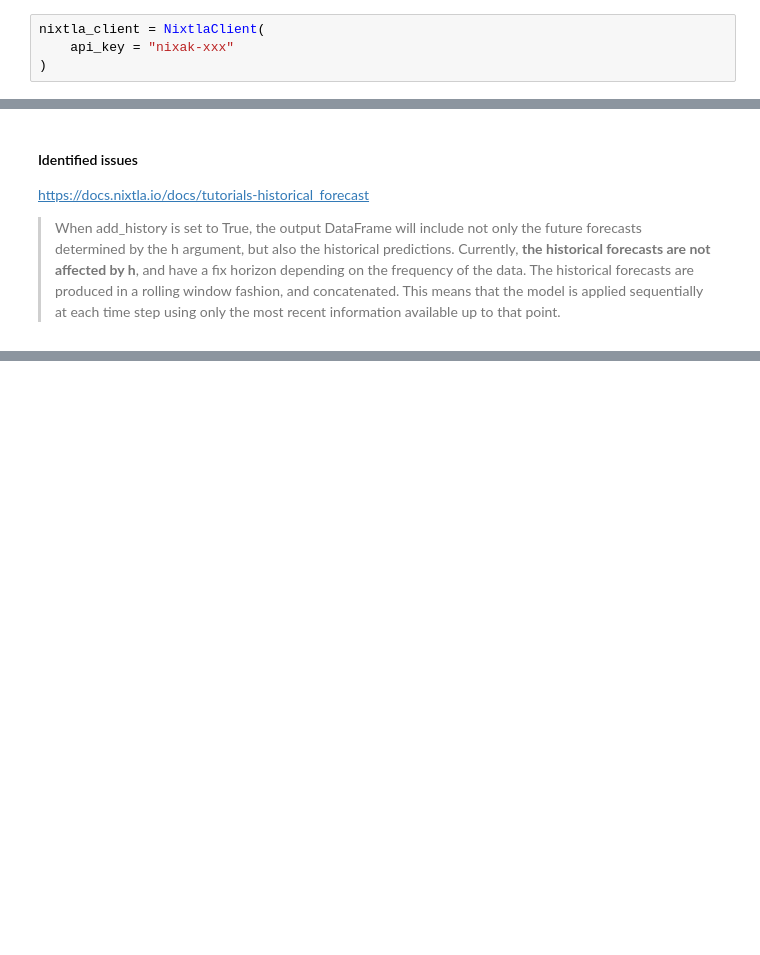
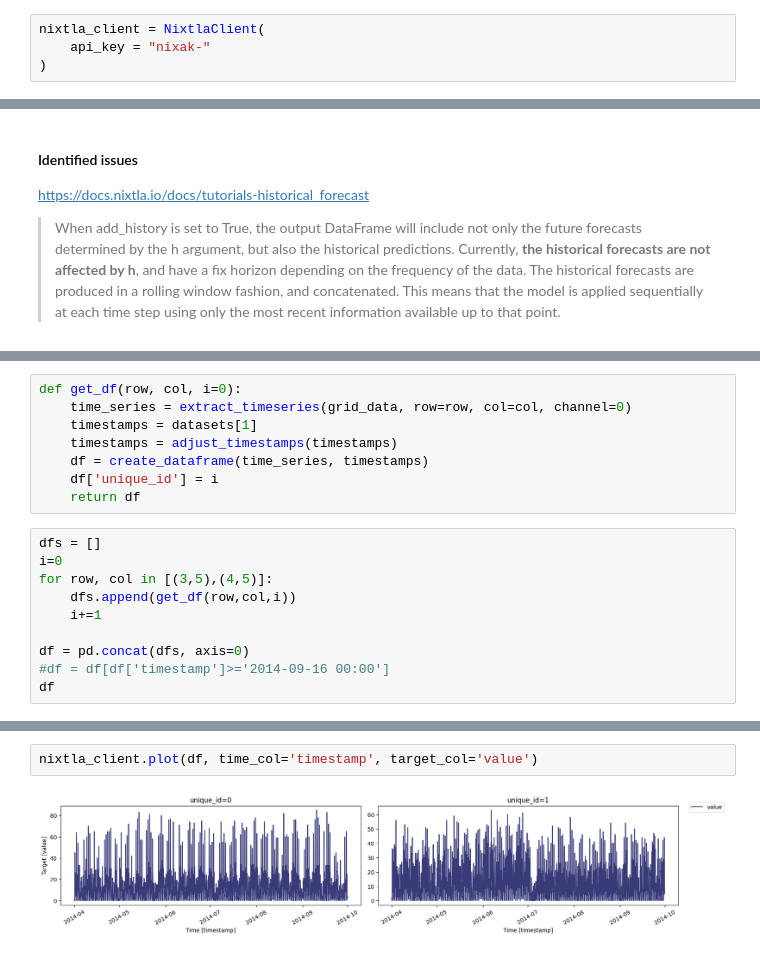
Before and after one commit to anitagraser/ST-ResNet, a Jupyter notebook: experiment.ipynb, the cells around one changed output, grey strips where cells are left out. Drawn from its saved outputs; the diff is of its cells as text; blank space fills up the shorter version.

```diff
--- a/experiment.ipynb
+++ b/experiment.ipynb
@@ -260,7 +264,7 @@ df = df[df['timestamp']>='2014-09-16 00:00']
 from nixtla import NixtlaClient
 # %%
 nixtla_client = NixtlaClient(
-    api_key = "nixak-xxx"
+    api_key = "nixak-"
 )
 # %%
 nixtla_client.validate_api_key()
@@ -487,0 +478,18 @@ https://docs.nixtla.io/docs/tutorials-historical_forecast
+# %%
+def get_df(row, col, i=0):
+    time_series = extract_timeseries(grid_data, row=row, col=col, channel=0)
+    timestamps = datasets[1]
+    timestamps = adjust_timestamps(timestamps)
+    df = create_dataframe(time_series, timestamps)
+    df['unique_id'] = i
+    return df
+# %%
+dfs = []
+i=0
+for row, col in [(3,5),(4,5)]:
+    dfs.append(get_df(row,col,i))
+    i+=1
+
+df = pd.concat(dfs, axis=0)
+#df = df[df['timestamp']>='2014-09-16 00:00']
+df
@@ -487,0 +510,4 @@ https://docs.nixtla.io/docs/tutorials-historical_forecast
+# %%
+nixtla_client.plot(df, time_col='timestamp', target_col='value')
+# %% [output]
+[figure, added]
```
Also changed, not shown: parts of 23 cells of this notebook, 4 other files.
